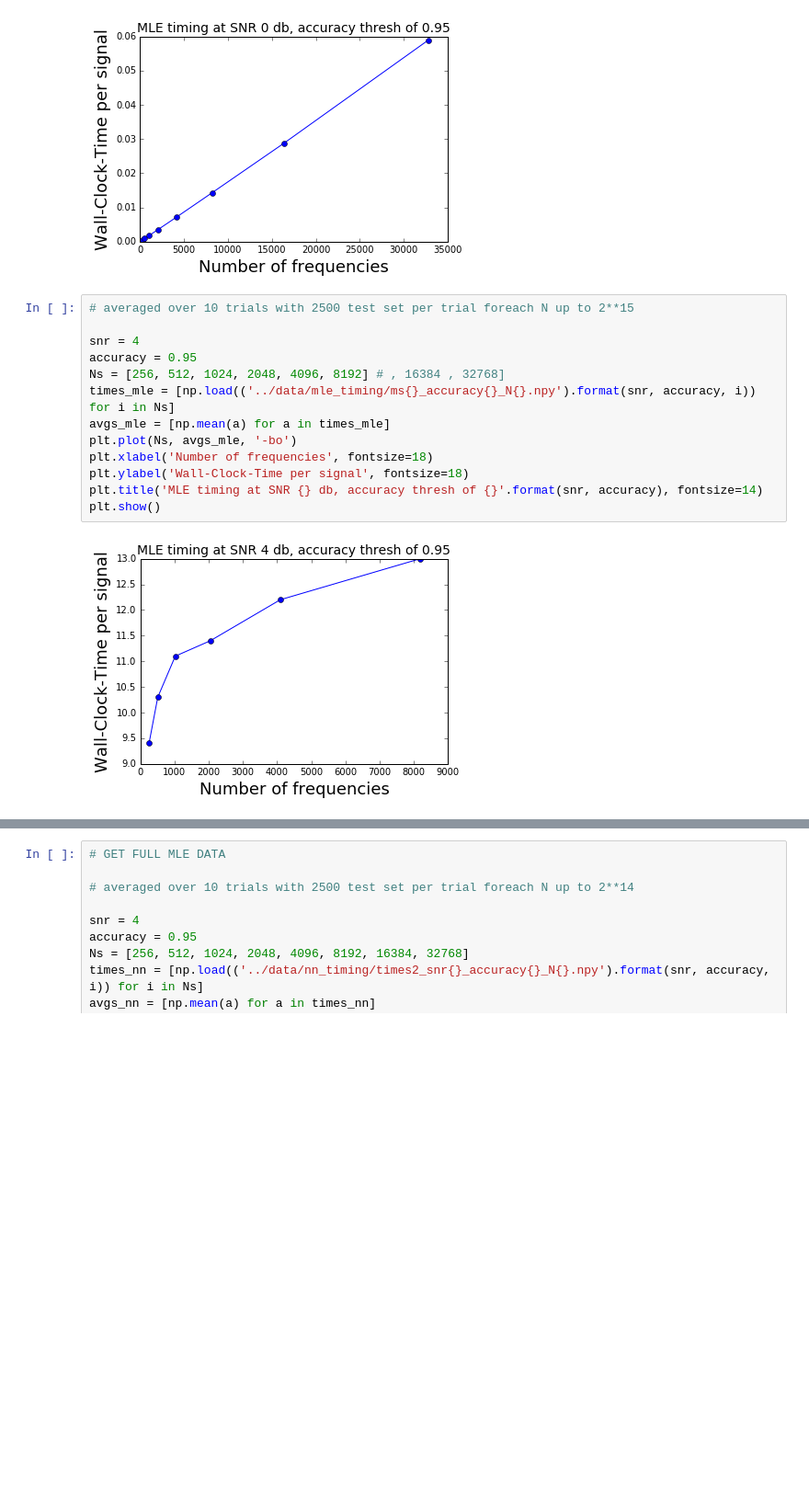
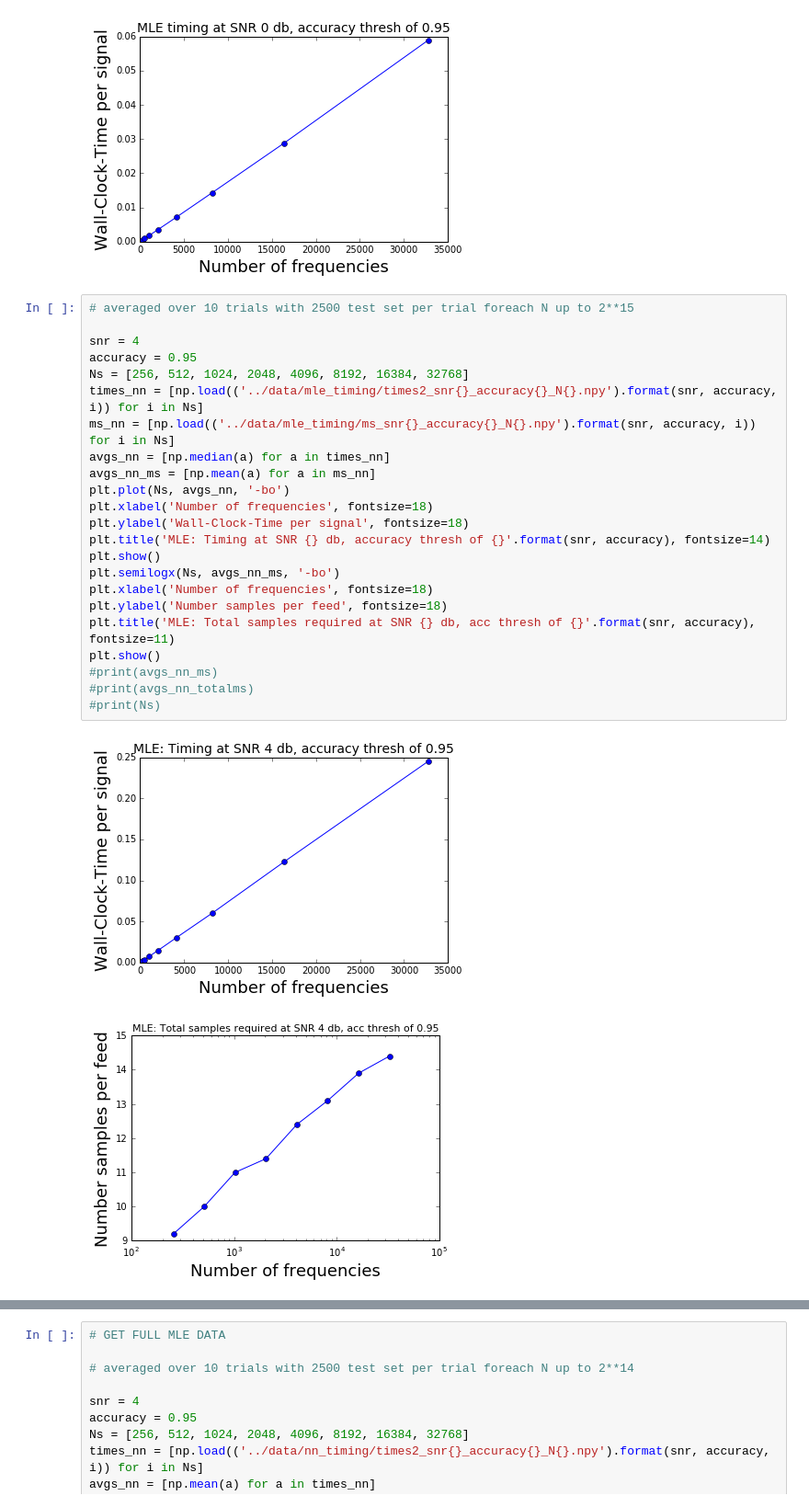
Before and after one commit to shloak/frequency, a Jupyter notebook: Results/11.26.ipynb, the cells around one changed output, grey strips where cells are left out. Shown at 92% size. Saved outputs shown, nothing was run; the diff lists cells and outputs as text; blank space fills up the shorter version.

```diff
--- a/Results/11.26.ipynb
+++ b/Results/11.26.ipynb
@@ -49,18 +49,29 @@ plt.show()
 # %%
 # averaged over 10 trials with 2500 test set per trial foreach N up to 2**15
 
 snr = 4
 accuracy = 0.95
-Ns = [256, 512, 1024, 2048, 4096, 8192] # , 16384 , 32768]
-times_mle = [np.load(('../data/mle_timing/ms{}_accuracy{}_N{}.npy').format(snr, accuracy, i)) for i in Ns]
-avgs_mle = [np.mean(a) for a in times_mle]
-plt.plot(Ns, avgs_mle, '-bo')
+Ns = [256, 512, 1024, 2048, 4096, 8192, 16384, 32768]
+times_nn = [np.load(('../data/mle_timing/times2_snr{}_accuracy{}_N{}.npy').format(snr, accuracy, i)) for i in Ns]
+ms_nn = [np.load(('../data/mle_timing/ms_snr{}_accuracy{}_N{}.npy').format(snr, accuracy, i)) for i in Ns]
+avgs_nn = [np.median(a) for a in times_nn]
+avgs_nn_ms = [np.mean(a) for a in ms_nn]
+plt.plot(Ns, avgs_nn, '-bo')
 plt.xlabel('Number of frequencies', fontsize=18)
 plt.ylabel('Wall-Clock-Time per signal', fontsize=18)
-plt.title('MLE timing at SNR {} db, accuracy thresh of {}'.format(snr, accuracy), fontsize=14)
+plt.title('MLE: Timing at SNR {} db, accuracy thresh of {}'.format(snr, accuracy), fontsize=14)
 plt.show()
+plt.semilogx(Ns, avgs_nn_ms, '-bo')
+plt.xlabel('Number of frequencies', fontsize=18)
+plt.ylabel('Number samples per feed', fontsize=18)
+plt.title('MLE: Total samples required at SNR {} db, acc thresh of {}'.format(snr, accuracy), fontsize=11)
+plt.show()
+#print(avgs_nn_ms)
+#print(avgs_nn_totalms)
+#print(Ns)
 # %% [output]
-[figure, old version]
+[figure, new version]
+[figure, added]
 # %%
 # averaged over 10 trials with 2500 test set per trial foreach N up to 2**15
 
```
Also changed, not shown: parts of 1 cell of this notebook, 54 other files.
